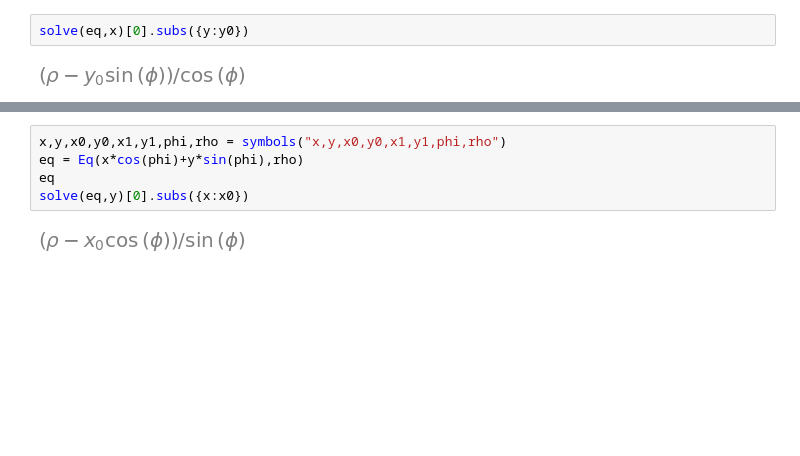
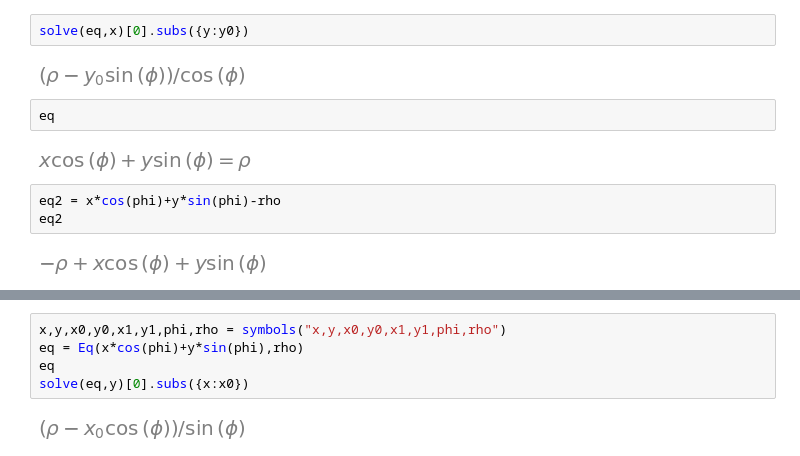
Before and after one commit to RABL1N/Mat1b-Projekt, a Jupyter notebook: 5_2.ipynb, the cells around one changed output, grey strips where cells are left out. Cells and saved outputs as stored; diff of their text form; blank space fills up the shorter version.

```diff
--- a/5_2.ipynb
+++ b/5_2.ipynb
@@ -35,3 +39,12 @@ Nedre kant
 solve(eq,x)[0].subs({y:y0})
 # %% [output]
 [figure]
+# %%
+eq
+# %% [output]
+[figure, added]
+# %%
+eq2 = x*cos(phi)+y*sin(phi)-rho
+eq2
+# %% [output]
+[figure, added]
```
Also changed, not shown: parts of 7 cells of this notebook, 1 other file.
